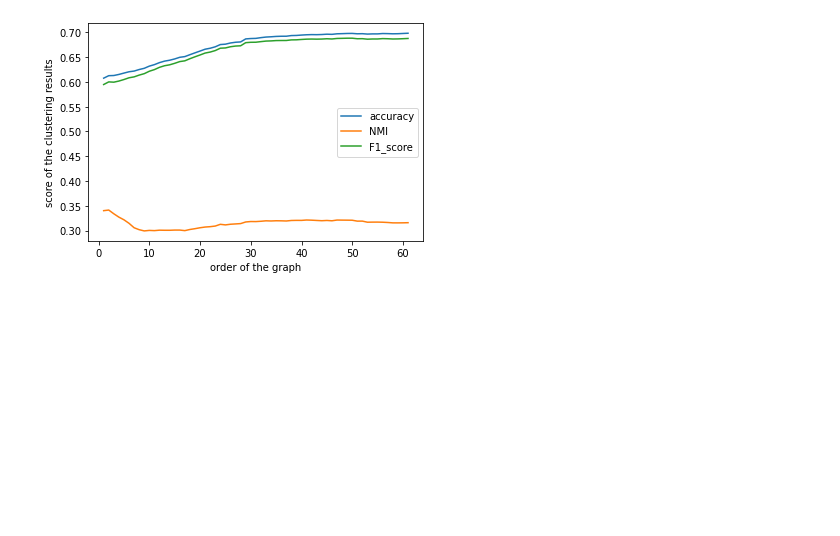
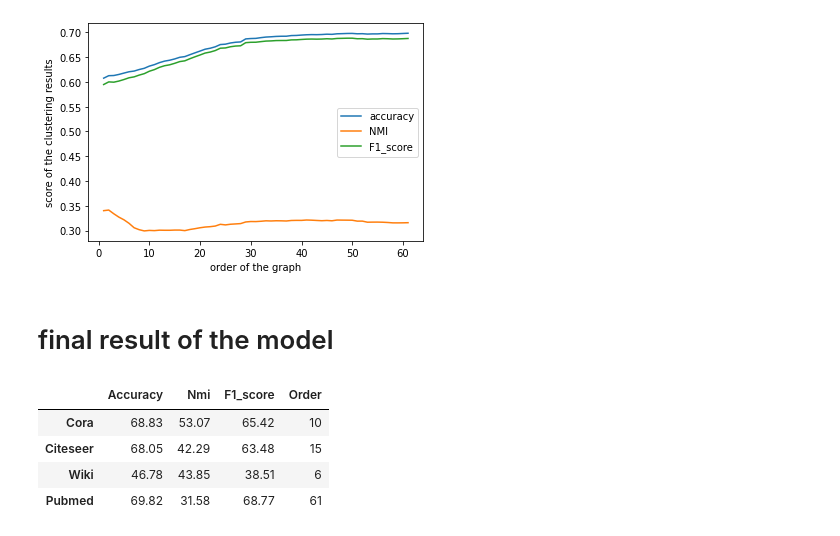
Before and after one commit to navaneet625/Attribute-graph-clustering, a Jupyter notebook: agc.ipynb, the cells around one changed output. Saved outputs shown, nothing was run; the diff lists cells and outputs as text; code cells hidden in the pictures; blank space fills up the shorter version.

Commit message:
result updated

```diff
--- a/agc.ipynb
+++ b/agc.ipynb
@@ -369,3 +372,24 @@ plt.ylabel('score of the clustering results')
 plt.show()
 # %% [output]
 [figure]
+# %% [markdown]
+# final result of the model
+# %%
+import pandas as pd
+
+cars = {'Accuracy': [68.83,68.05,46.78,69.82],
+        'Nmi': [53.07,42.29,43.85,31.58],
+        'F1_score': [65.42,63.48,38.51,68.77],
+        'Order': [10,15,6,61],
+        }
+
+
+df = pd.DataFrame(cars, columns = ['Accuracy','Nmi','F1_score','Order'], index=['Cora','Citeseer','Wiki','Pubmed'])
+
+df
+# %% [output]
+|  | Accuracy | Nmi | F1_score | Order |
+| Cora | 68.83 | 53.07 | 65.42 | 10 |
+| Citeseer | 68.05 | 42.29 | 63.48 | 15 |
+| Wiki | 46.78 | 43.85 | 38.51 | 6 |
+| Pubmed | 69.82 | 31.58 | 68.77 | 61 |
```
Also changed, not shown: parts of 1 cell of this notebook.
